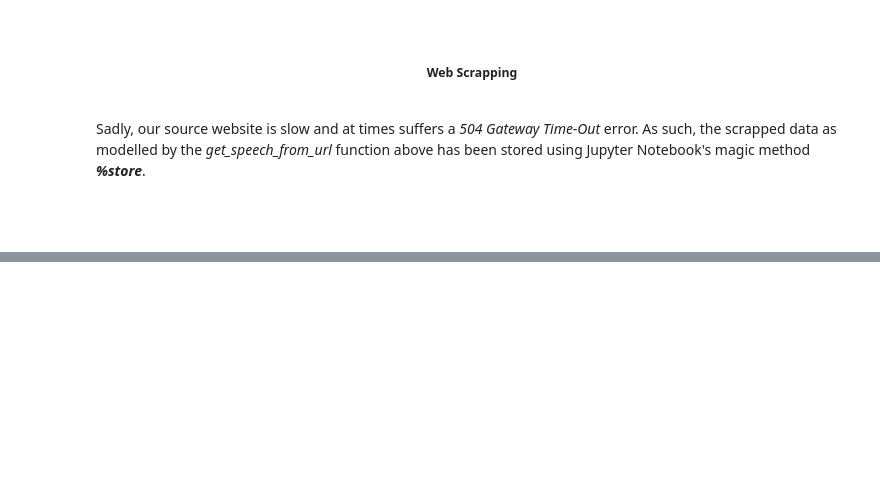
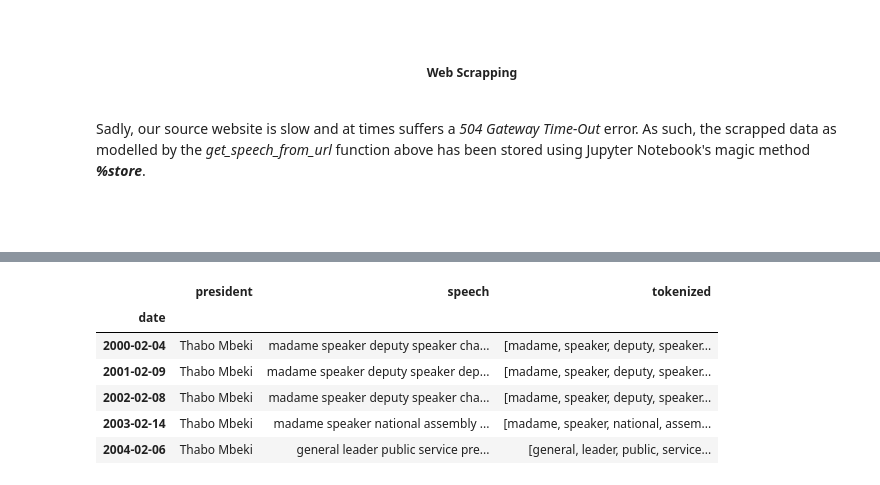
Before and after one commit to MondeAnna/state-of-the-nation-and-nlp, a Jupyter notebook: notebooks/state_of_the_nation_nlp.ipynb, the cells around one changed output, grey strips where cells are left out. Saved outputs shown, nothing was run; the diff lists cells and outputs as text; code cells hidden in the pictures; blank space fills up the shorter version.

```diff
--- a/notebooks/state_of_the_nation_nlp.ipynb
+++ b/notebooks/state_of_the_nation_nlp.ipynb
@@ -169,0 +322,2 @@ if "scrapped_speeches" not in globals():
+# %%
+speeches.speech = speeches.speech.apply(remove_punctuation)
@@ -169,0 +396,15 @@ if "scrapped_speeches" not in globals():
+# %%
+speeches["tokenized"] = speeches.speech.copy(deep=True)
+speeches.speech = speeches.speech.apply(
+    concat_speech
+)
+
+speeches.head()
+# %% [output]
+|  | president | speech | tokenized |
+| date |  |  |  |
+| 2000-02-04 | Thabo Mbeki | madame speaker deputy speaker cha... | [madame, speaker, deputy, speaker... |
+| 2001-02-09 | Thabo Mbeki | madame speaker deputy speaker dep... | [madame, speaker, deputy, speaker... |
+| 2002-02-08 | Thabo Mbeki | madame speaker deputy speaker cha... | [madame, speaker, deputy, speaker... |
+| 2003-02-14 | Thabo Mbeki | madame speaker national assembly ... | [madame, speaker, national, assem... |
+| 2004-02-06 | Thabo Mbeki | general leader public service pre... | [general, leader, public, service... |
```
Also changed, not shown: parts of 42 cells of this notebook.
